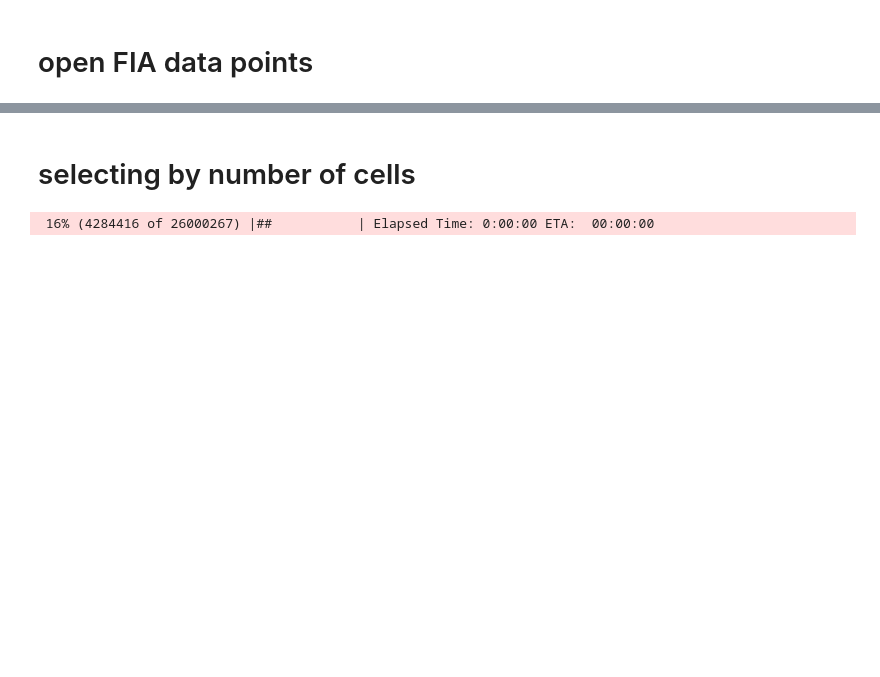
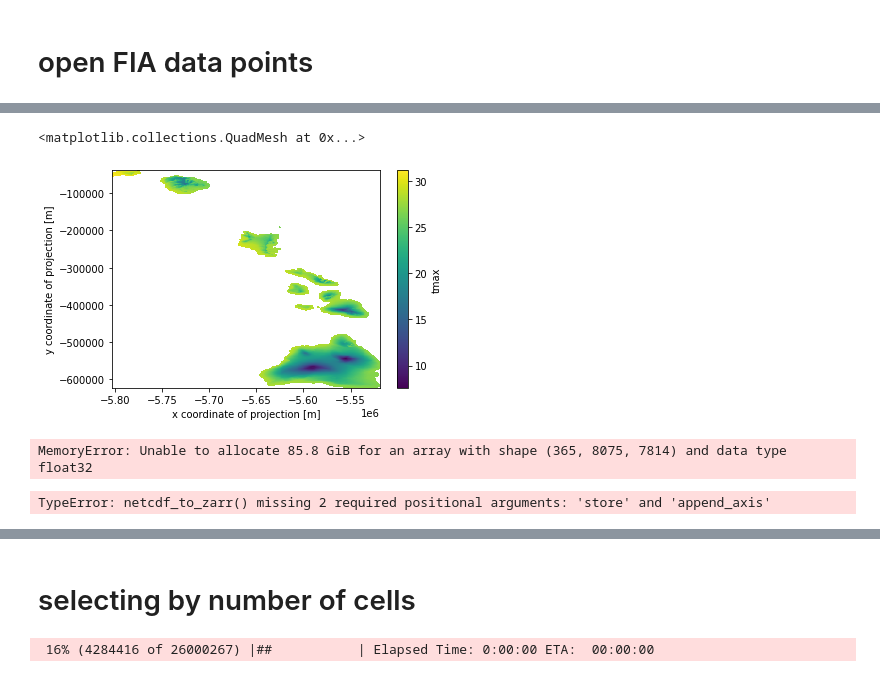
Before and after one commit to tonychang-cspinc/AIforEarth-Forest-Disturbance, a Jupyter notebook: notebooks/06-Azure-Storage-DAYMET-sampling.ipynb, the cells around one changed output, grey strips where cells are left out. Saved outputs shown, nothing was run; the diff lists cells and outputs as text; code cells hidden in the pictures; blank space fills up the shorter version.

```diff
--- a/notebooks/06-Azure-Storage-DAYMET-sampling.ipynb
+++ b/notebooks/06-Azure-Storage-DAYMET-sampling.ipynb
@@ -154,15 +133,15 @@ Blob name: daymet_v3_vp_2010_na.nc4
 # %%
 %%time
 variable = 'tmax'
-year = '2016'
 
-years = np.arange(1980,1982)
+years = np.arange(1980,2000)
 for year in years:
     # Choose your location.  The following are available: hawaii, na, puertorico.  The value 'na' stands for North America.
-    location = regions[0]
+    location = regions[1]
 
     granule_name = f'daymet_v3_{variable}_{year}_{location}.nc4'
     url = 'https://daymet.blob.core.windows.net/daymetv3-raw/' + granule_name
 
     filename = download_url(url)
+## takes 22 sec to download each NA netcdf for a year per variable
 # %% [output]
@@ -180,0 +167,7 @@ Downloading file daymet_v3_tmax_1991_na.nc4
+# %%
+%%time
+years = np.arange(1980,2000)
+ncfiles = [f'/tmp/daymet/https_daymet_blob_core_windows_net_daymetv3-raw_daymet_v3_tmax_{year}_{location}_nc4' \
+        for year in years]
+#create a list of netcdf files
+ds = xr.open_mfdataset(ncfiles, engine='h5netcdf')
@@ -180,0 +277,7 @@ Downloading file daymet_v3_tmax_1991_na.nc4
+# %%
+df = ds.mean('time').tmax
+# %%
+df.plot()
+# %% [output]
+<matplotlib.collections.QuadMesh at 0x...>
+[figure, added]
@@ -180,0 +286,14 @@ Downloading file daymet_v3_tmax_1991_na.nc4
+# %%
+%%time
+store = zarr.DirectoryStore('/tmp/store.zarr')
+ds.to_zarr(store)
+# %% [output]
+MemoryError: Unable to allocate 85.8 GiB for an array with shape (365, 8075, 7814) and data type float32
+# %%
+import zarr
+from netCDF4 import Dataset
+
+from src.convert import netcdf_to_zarr
+netcdf_to_zarr((ncfiles, store, 'Time'))
+# %% [output]
+TypeError: netcdf_to_zarr() missing 2 required positional arguments: 'store' and 'append_axis'
```
Also changed, not shown: parts of 10 cells of this notebook, 6 other files.
